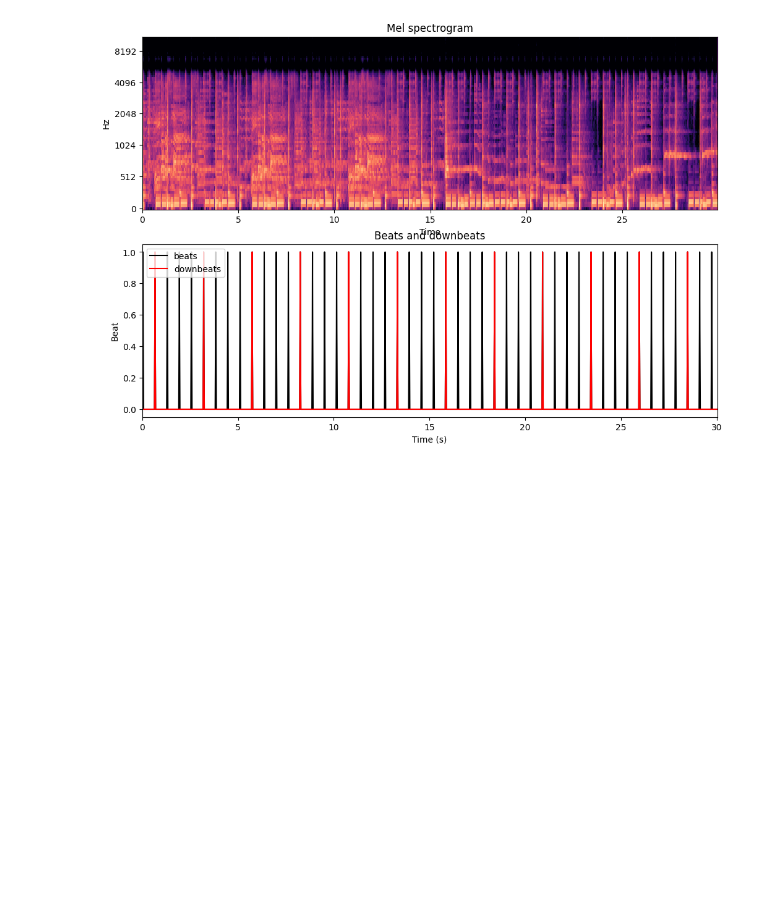
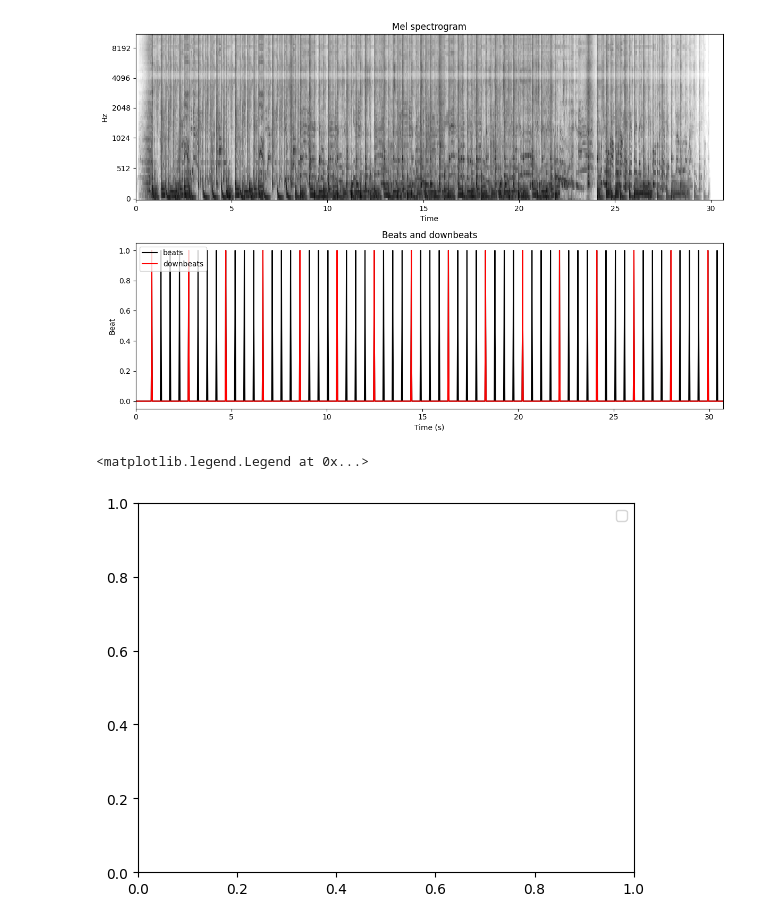
Before and after one commit to Pliploop/beat_tracker, a Jupyter notebook: dataloading_testing.ipynb, the cells around one changed output. Saved outputs shown, nothing was run; the diff lists cells and outputs as text; code cells hidden in the pictures; blank space fills up the shorter version.

```diff
--- a/dataloading_testing.ipynb
+++ b/dataloading_testing.ipynb
@@ -40 +46,7 @@ annotations = btdm.annotations[['file_name','beats','downbeats']]
+# %%
+from beat_tracker.dataloading.datamodule import BeatTrackingDatamodule
+from beat_tracker.utils.viz import show_spectrogram, show_beats_and_downbeats, show_beats_and_spectrogram
+
+btdm = BeatTrackingDatamodule(target_seconds=None,kfolds=None,val_split=0,test_split=0, target_sr=44100, tasks=['ballroom_mel'], n_mels=81)
+btdm.setup()
 # %%
@@ -90,7 +56 @@ See the caveats in the documentation: https://pandas.pydata.org/pandas-docs/stab
-# %%
-from beat_tracker.dataloading.datamodule import BeatTrackingDatamodule
-from beat_tracker.utils.viz import show_spectrogram, show_beats_and_downbeats, show_beats_and_spectrogram
-
-btdm = BeatTrackingDatamodule(target_seconds=None,kfolds=None,val_split=0,test_split=0)
-btdm.setup()
 # %%
@@ -110,10 +67,17 @@ torch.Size([1, 81, 3179])
 # %%
-sample = btdm.test_dataset[0]
+import matplotlib.pyplot as plt
+
+
+sample = btdm.train_dataset[1]
 
 show_beats_and_spectrogram(
     spec = sample['spectrogram'].squeeze().numpy(),
     beats = sample['beats'].squeeze().numpy(),
     downbeats= sample['downbeats'].squeeze().numpy(),
 )
+
+plt.legend(['beats','downbeats'])
 # %% [output]
-[figure, old version]
+[figure, new version]
+<matplotlib.legend.Legend at 0x...>
+[figure, added]
```
Also changed, not shown: parts of 10 cells of this notebook, 15 other files.
